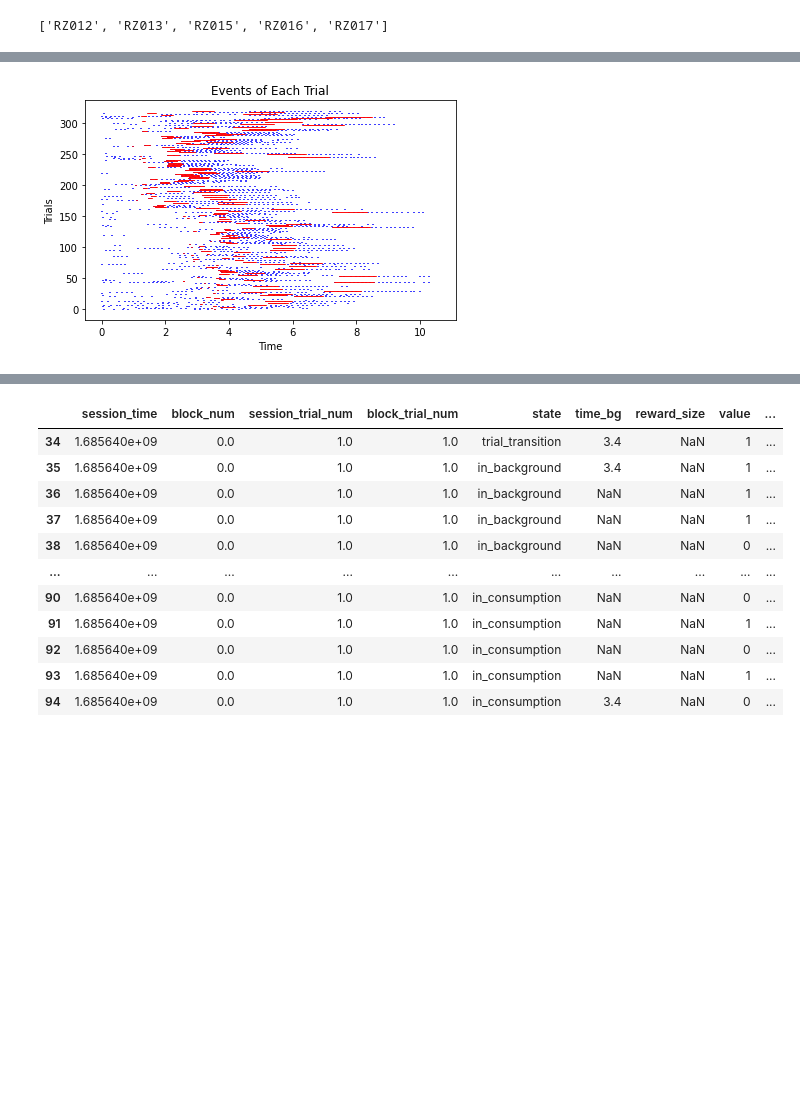
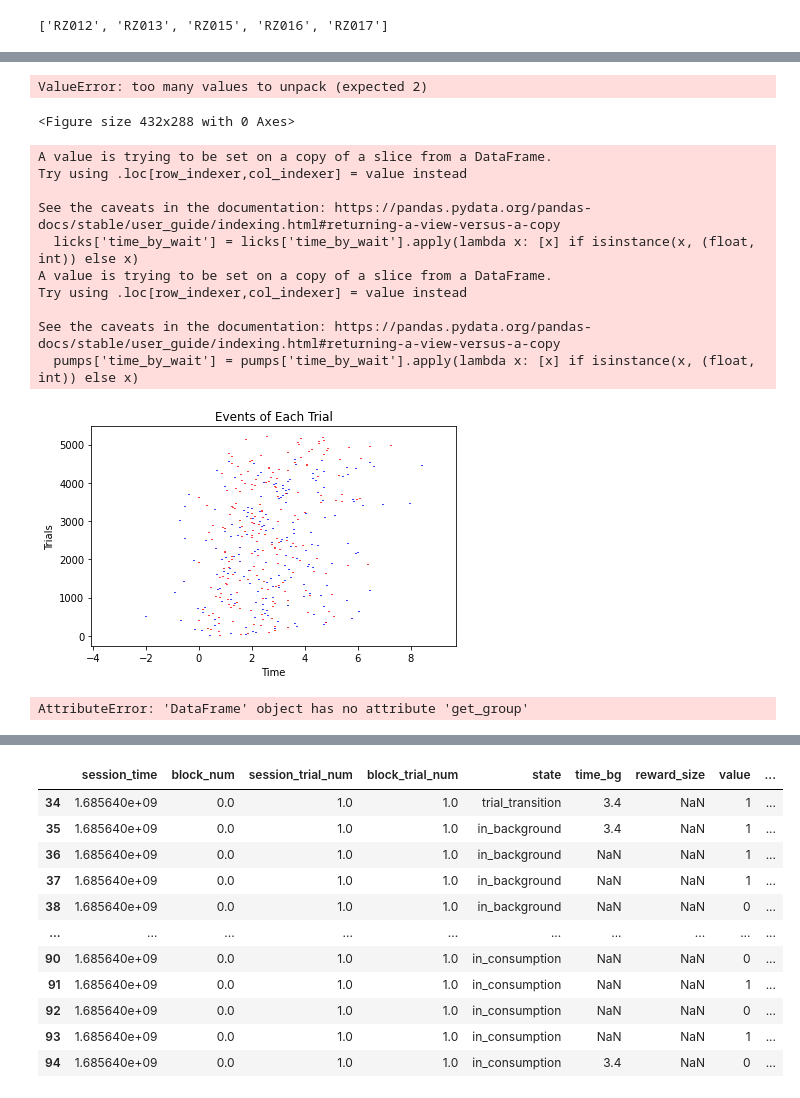
Before and after one commit to rebz444/luckycharm, a Jupyter notebook: cohort_2_v2/analysis_lick.ipynb, the cells around one changed output, grey strips where cells are left out. Cells and saved outputs as stored; diff of their text form; code cells hidden in the pictures; blank space fills up the shorter version.

```diff
--- a/cohort_2_v2/analysis_lick.ipynb
+++ b/cohort_2_v2/analysis_lick.ipynb
@@ -46,0 +31,9 @@ processed_session.loc[processed_session.key == 'reward']
+# %%
+def calculate_time_by_wait(group):
+    wait_start_time = group.loc[(group['key'] == 'wait') & (group['value'] == 1), 'trial_time'].iloc[0]
+    group['time_by_wait'] = group['trial_time'] - wait_start_time
+    return group
+
+processed_session = processed_session.groupby('session_trial_num', group_keys=True).apply(calculate_time_by_wait)
+
+# processed_session.reset_index(drop=True, inplace=True)
@@ -53,14 +77,60 @@ pumps_by_trial = pumps.groupby('session_trial_num')
 # %%
 plt.figure()
-plt.eventplot([trial['trial_time'].tolist() for _, trial in licks_by_trial], colors='b')
-plt.eventplot([trial['trial_time'].tolist() for _, trial in pumps_by_trial], colors='r')
+plt.eventplot([trial['time_by_wait'].tolist() for _, trial in licks], colors='b')
+plt.eventplot([trial['time_by_wait'].tolist() for _, trial in pumps], colors='r')
 plt.xlabel('Time')
 plt.ylabel('Trials')
 plt.title('Events of Each Trial')
 plt.tight_layout()
 plt.show()
 # %% [output]
-[figure, removed]
+ValueError: too many values to unpack (expected 2)
+<Figure size 432x288 with 0 Axes>
+# %%
+processed_session = utils.load_processed_session(data_folder, dir_name, file_name)
+
+def calculate_time_by_wait(group):
+    # Ensure that the groupby operation produces a DataFrame with 'time_by_wait' and other columns
+    wait_start_time = group.loc[(group['key'] == 'wait') & (group['value'] == 1), 'trial_time'].iloc[0]
+    group['time_by_wait'] = group['trial_time'] - wait_start_time
+    return group
+
+# Group by 'session_trial_num' and apply the calculate_time_by_wait function
+processed_session = processed_session.groupby('session_trial_num', group_keys=True).apply(calculate_time_by_wait)
+
+# Filter data for licks and pumps
+licks = processed_session.loc[(processed_session['key'] == 'lick') & (processed_session['value'] == 1)]
+pumps = processed_session.loc[(processed_session['key'] == 'pump') & (processed_session['value'] == 1)]
+
+# Convert 'time_by_wait' column to lists, handling single float values
+licks['time_by_wait'] = licks['time_by_wait'].apply(lambda x: [x] if isinstance(x, (float, int)) else x)
+pumps['time_by_wait'] = pumps['time_by_wait'].apply(lambda x: [x] if isinstance(x, (float, int)) else x)
+
+# Plot the event data
+plt.figure()
+plt.eventplot(licks['time_by_wait'].tolist(), colors='b')
+plt.eventplot(pumps['time_by_wait'].tolist(), colors='r')
+plt.xlabel('Time')
+plt.ylabel('Trials')
+plt.title('Events of Each Trial')
+plt.tight_layout()
+plt.show()
+# %% [output]
+A value is trying to be set on a copy of a slice from a DataFrame.
+Try using .loc[row_indexer,col_indexer] = value instead
+
+See the caveats in the documentation: https://pandas.pydata.org/pandas-docs/stable/user_guide/indexing.html#returning-a-view-versus-a-copy
+  licks['time_by_wait'] = licks['time_by_wait'].apply(lambda x: [x] if isinstance(x, (float, int)) else x)
+A value is trying to be set on a copy of a slice from a DataFrame.
+Try using .loc[row_indexer,col_indexer] = value instead
+
+See the caveats in the documentation: https://pandas.pydata.org/pandas-docs/stable/user_guide/indexing.html#returning-a-view-versus-a-copy
+  pumps['time_by_wait'] = pumps['time_by_wait'].apply(lambda x: [x] if isinstance(x, (float, int)) else x)
+[figure, added]
+# %%
+licks.get_group(12)
+# %% [output]
+AttributeError: 'DataFrame' object has no attribute 'get_group'
 # %%
 processed_session
 # %% [output]
```
Also changed, not shown: parts of 4 cells of this notebook, 19 other files.
